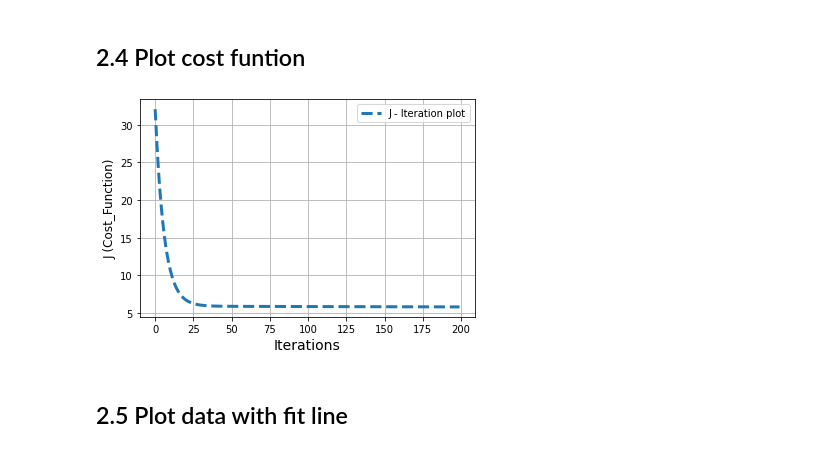
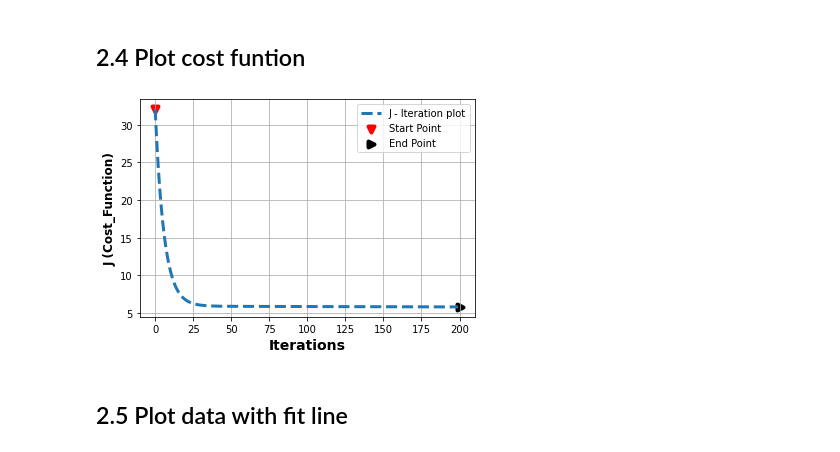
Before and after one commit to Mohammad-Amirifard/Machine-Learning, a Jupyter notebook: Supervised-Learning/Linear-Regression/Simple-Linear-Regression/Simple_Linear Regression.ipynb, the cells around one changed output. Drawn from its saved outputs; the diff is of its cells as text; code cells hidden in the pictures.

```diff
--- a/Supervised-Learning/Linear-Regression/Simple-Linear-Regression/Simple_Linear Regression.ipynb
+++ b/Supervised-Learning/Linear-Regression/Simple-Linear-Regression/Simple_Linear Regression.ipynb
@@ -189,15 +189,21 @@ Last cost_function with (w,b)(0.8077936755478727,-0.06105369284849811)is :[5.816
 # %%
 def plot_costfunction(x,y):
     figure = plt.figure(figsize=(6,4))
     plt.plot(x,y, linestyle='--',linewidth=3,label='J - Iteration plot')
-    plt.xlabel('Iterations',fontsize=14)
-    plt.ylabel('J (Cost_Function)',fontsize=12)
+    plt.scatter(x=0, y=cost_func_list[0], c='red', marker='v', linewidths=4, label='Start Point')
+    plt.scatter(x=Number_of_iterations, y=cost_func_list[-1], c='black', marker='>',
+                linewidths=4, label='End Point')
+    plt.xlabel('Iterations',fontsize=14,fontweight='bold')
+    plt.ylabel('J (Cost_Function)',fontsize=12,fontweight='bold')
     plt.grid()
     plt.legend()
 
+
+
+
 object = plot_costfunction(x=np.arange(Number_of_iterations),y=cost_func_list)
 # %% [output]
-[figure, old version]
+[figure, new version]
 # %% [markdown]
 <a name="top_2.5"></a>
 ## 2.5 Plot data with fit line
```
Also changed, not shown: 2 other files.
